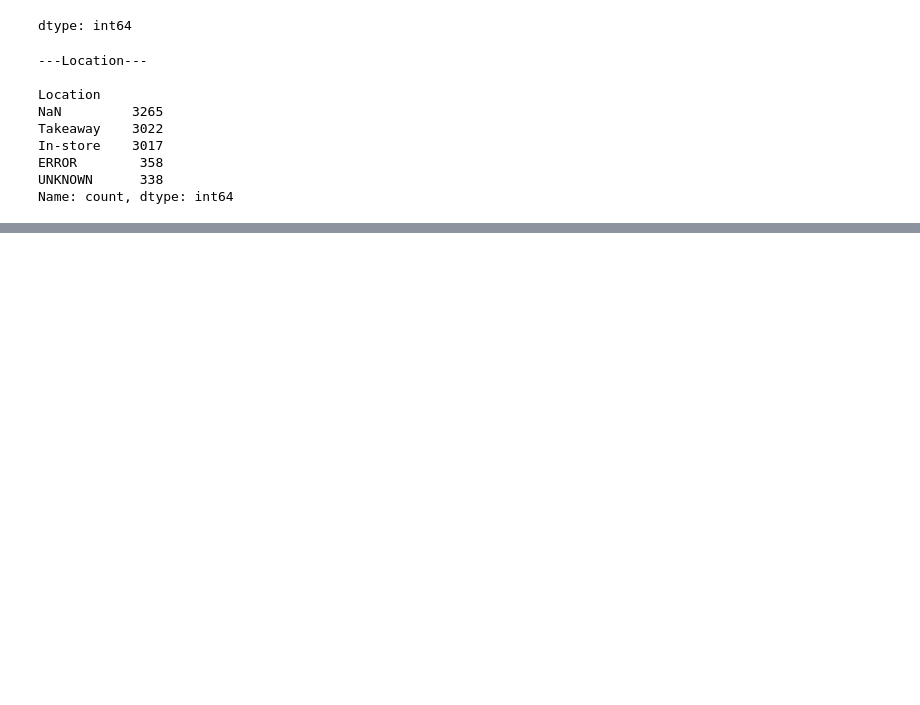
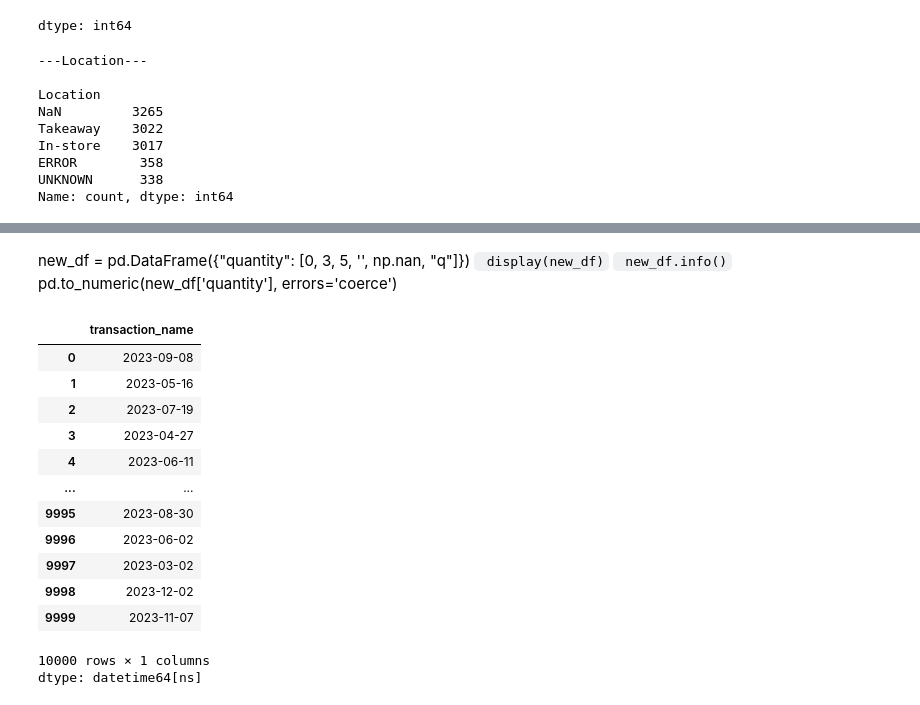
Before and after one commit to NatalieAleksandrova2026/Analysis_Cafe_Sales, a Jupyter notebook: EDA_Cafe_Sales.ipynb, the cells around one changed output, grey strips where cells are left out. Cells and saved outputs as stored; diff of their text form; code cells hidden in the pictures; blank space fills up the shorter version.

```diff
--- a/EDA_Cafe_Sales.ipynb
+++ b/EDA_Cafe_Sales.ipynb
@@ -170,0 +262,6 @@ Lines with Error or Unknown: 2845
+# %%
+#Converting numeric columns
+for col in ['quantity', 'price_per_unit', 'total_spent']:
+  df[col] = pd.to_numeric(df[col], errors='coerce')
+
+df.dtypes
@@ -170,0 +279,25 @@ Lines with Error or Unknown: 2845
+# %% [markdown]
+new_df = pd.DataFrame({"quantity": [0, 3, 5, '', np.nan, "q"]})
+` display(new_df)`
+` new_df.info()`
+pd.to_numeric(new_df['quantity'], errors='coerce')
+# %%
+#Date Convertion
+df['transaction_name'] = pd.to_datetime(df['transaction_name'], errors='coerce')
+df.dtypes
+df['transaction_name']
+# %% [output]
+|  | transaction_name |
+| 0 | 2023-09-08 |
+| 1 | 2023-05-16 |
+| 2 | 2023-07-19 |
+| 3 | 2023-04-27 |
+| 4 | 2023-06-11 |
+| ... | ... |
+| 9995 | 2023-08-30 |
+| 9996 | 2023-06-02 |
+| 9997 | 2023-03-02 |
+| 9998 | 2023-12-02 |
+| 9999 | 2023-11-07 |
+10000 rows × 1 columns
+dtype: datetime64[ns]
```
Also changed, not shown: parts of 12 cells of this notebook.
